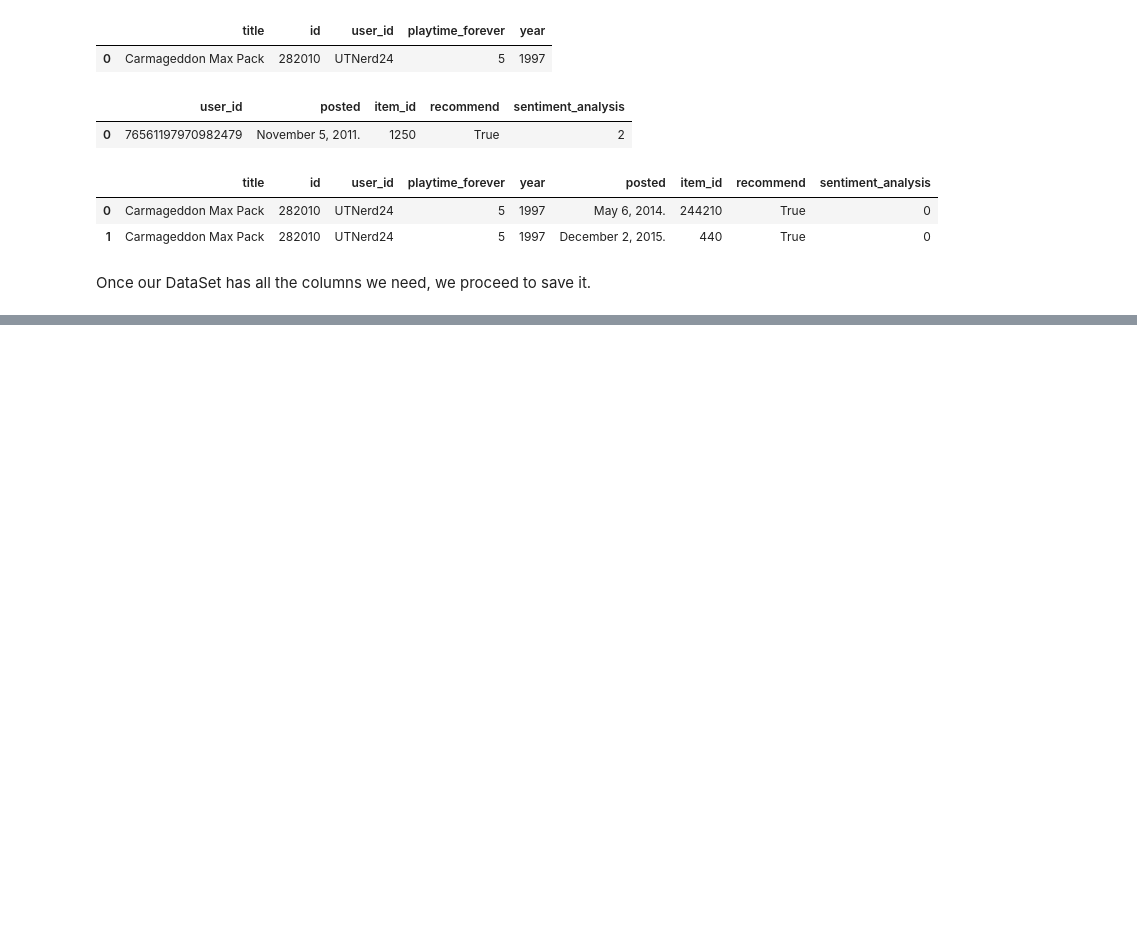
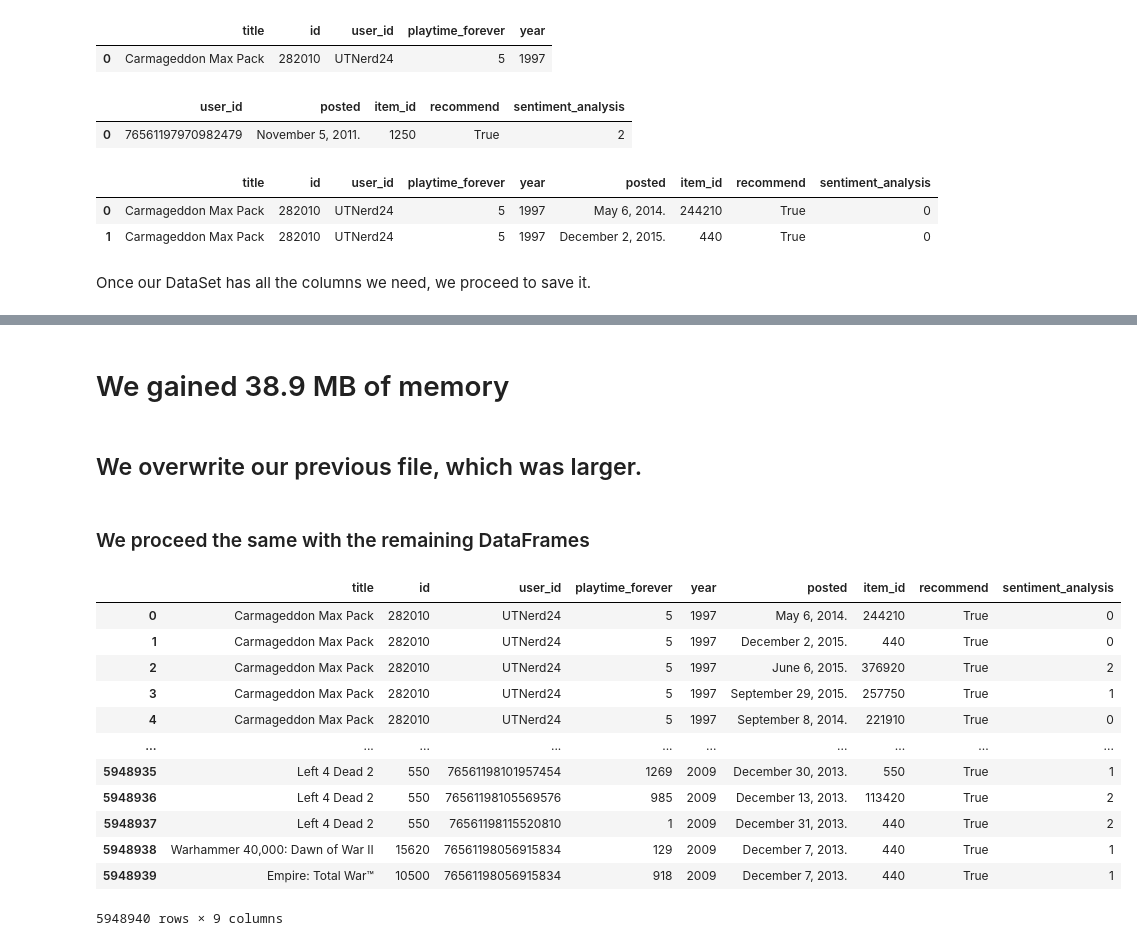
Before and after one commit to PatoMarzi/Steam_ML, a Jupyter notebook: ETL.ipynb, the cells around one changed output, grey strips where cells are left out. Cells and saved outputs as stored; diff of their text form; code cells hidden in the pictures; blank space fills up the shorter version.

Commit message:
Optimised memory usage

```diff
--- a/ETL.ipynb
+++ b/ETL.ipynb
@@ -417,0 +459,4 @@ df3.to_parquet('./data/recommendations.parquet')
+# %% [markdown]
+# We gained 38.9 MB of memory
+# %% [markdown]
+## We overwrite our previous file, which was larger.
@@ -417,0 +465,19 @@ df3.to_parquet('./data/recommendations.parquet')
+# %% [markdown]
+### We proceed the same with the remaining DataFrames
+# %%
+recommend =pd.read_parquet('./data/recommendations.parquet')
+recommend
+# %% [output]
+|  | title | id | user_id | playtime_forever | year | posted | item_id | recommend | sentiment_analysis |
+| 0 | Carmageddon Max Pack | 282010 | UTNerd24 | 5 | 1997 | May 6, 2014. | 244210 | True | 0 |
+| 1 | Carmageddon Max Pack | 282010 | UTNerd24 | 5 | 1997 | December 2, 2015. | 440 | True | 0 |
+| 2 | Carmageddon Max Pack | 282010 | UTNerd24 | 5 | 1997 | June 6, 2015. | 376920 | True | 2 |
+| 3 | Carmageddon Max Pack | 282010 | UTNerd24 | 5 | 1997 | September 29, 2015. | 257750 | True | 1 |
+| 4 | Carmageddon Max Pack | 282010 | UTNerd24 | 5 | 1997 | September 8, 2014. | 221910 | True | 0 |
+| ... | ... | ... | ... | ... | ... | ... | ... | ... | ... |
+| 5948935 | Left 4 Dead 2 | 550 | 76561198101957454 | 1269 | 2009 | December 30, 2013. | 550 | True | 1 |
+| 5948936 | Left 4 Dead 2 | 550 | 76561198105569576 | 985 | 2009 | December 13, 2013. | 113420 | True | 2 |
+| 5948937 | Left 4 Dead 2 | 550 | 76561198115520810 | 1 | 2009 | December 31, 2013. | 440 | True | 2 |
+| 5948938 | Warhammer 40,000: Dawn of War II | 15620 | 76561198056915834 | 129 | 2009 | December 7, 2013. | 440 | True | 1 |
+| 5948939 | Empire: Total War™ | 10500 | 76561198056915834 | 918 | 2009 | December 7, 2013. | 440 | True | 1 |
+5948940 rows × 9 columns
```
Also changed, not shown: parts of 23 cells of this notebook, 5 other files.
